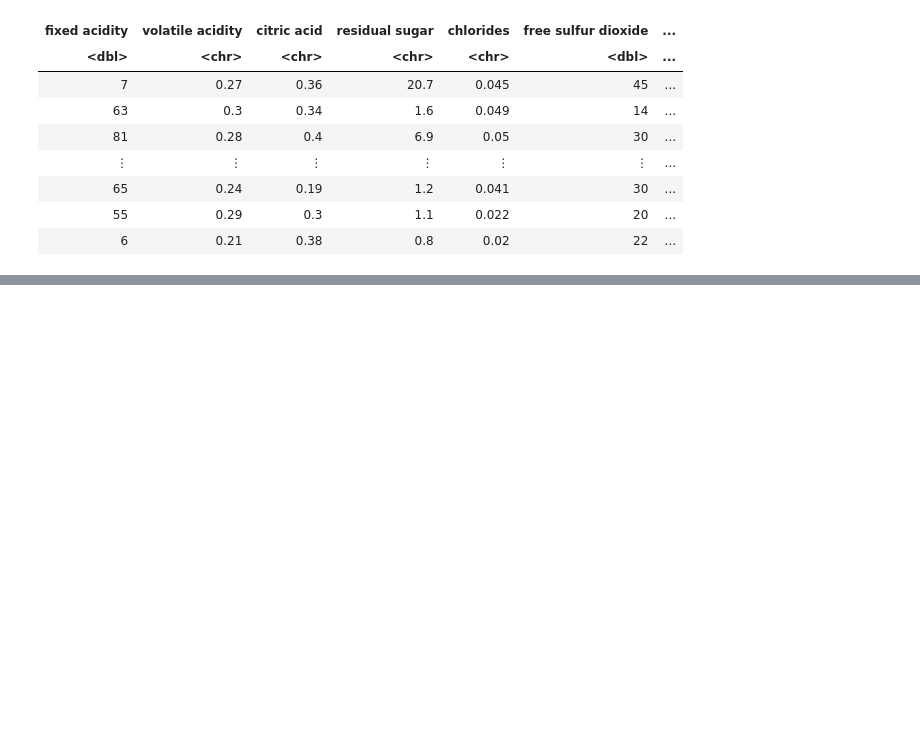
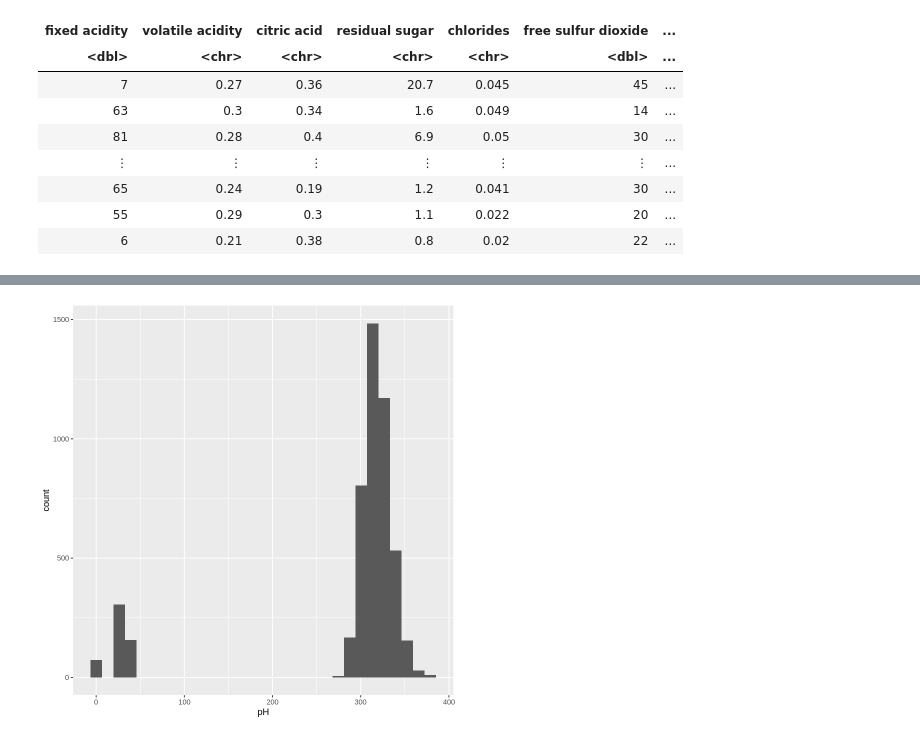
Before and after one commit to Hg422/DSCI100_GroupProject_2022, a Jupyter notebook: Project Proposal Final.ipynb, the cells around one changed output, grey strips where cells are left out. Drawn from its saved outputs; the diff is of its cells as text; code cells hidden in the pictures; blank space fills up the shorter version.

```diff
--- a/Project Proposal Final.ipynb
+++ b/Project Proposal Final.ipynb
@@ -151,0 +178,8 @@ A tibble: 9796 × 13
+# %%
+plotpH <- ggplot(winequalityWhite, aes(x = pH)) +
+  geom_histogram(bins=30) +
+ labs(x = "pH")
+
+plotpH
+# %% [output]
+[figure, added]
```
Also changed, not shown: parts of 16 cells of this notebook.
